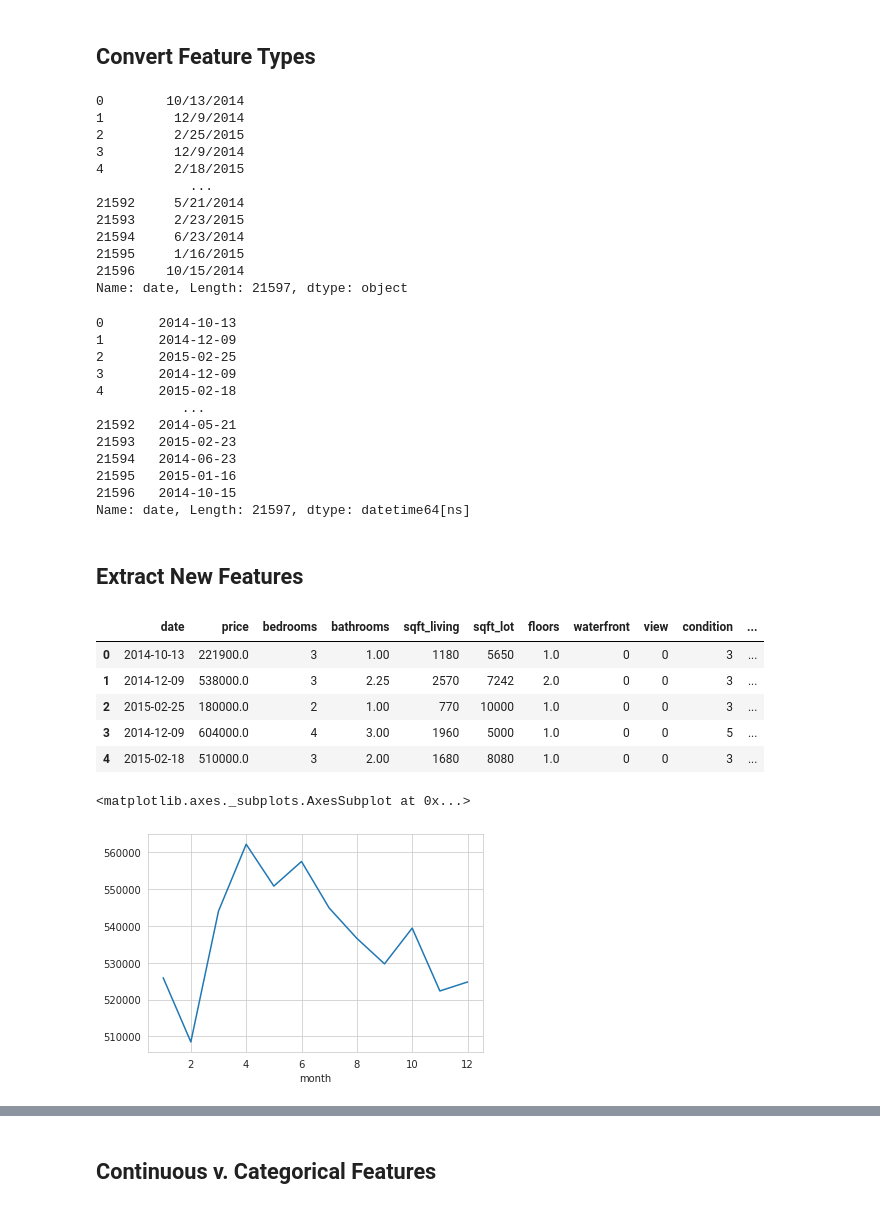
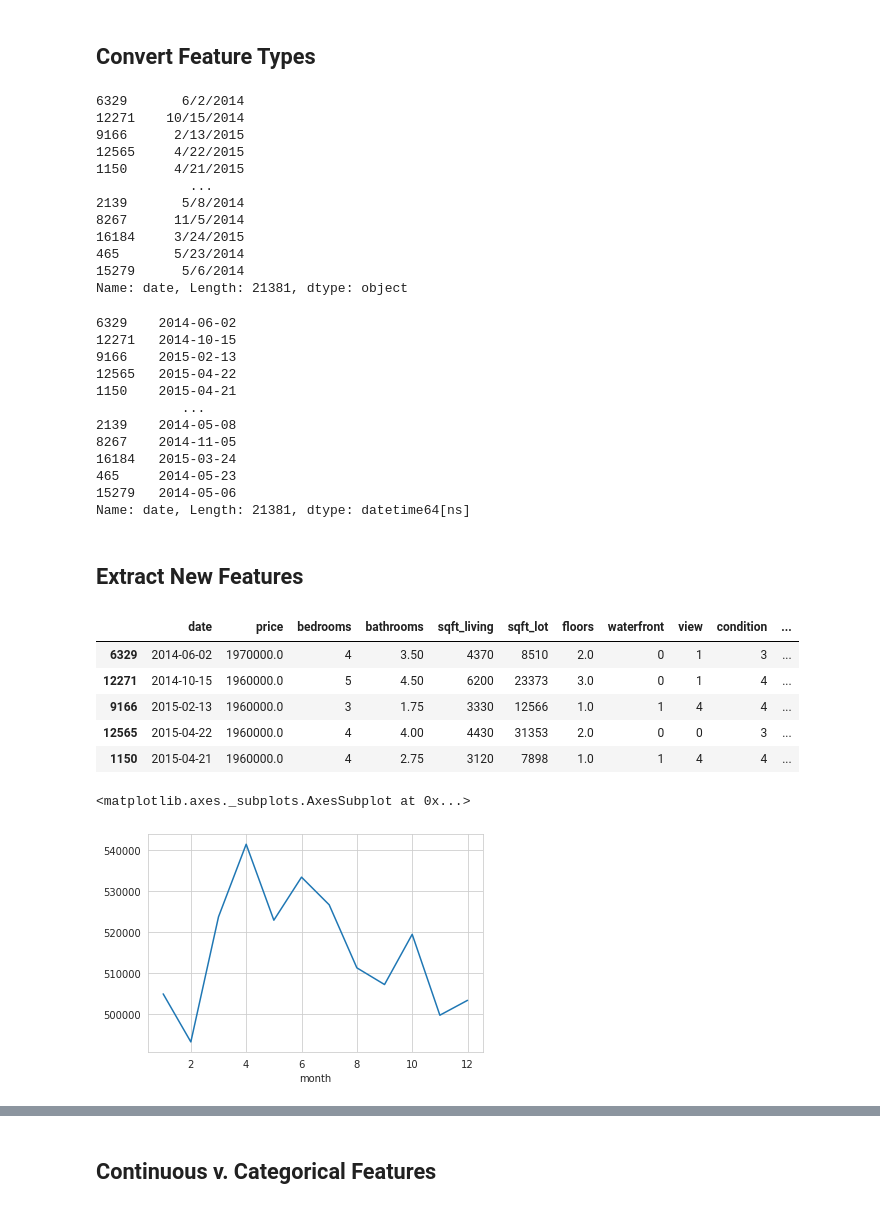
Before and after one commit to morphingdesign/tfExplore, a Jupyter notebook: TF_Process_Regression.ipynb, the cells around one changed output, grey strips where cells are left out. Cells and saved outputs as stored; diff of their text form; code cells hidden in the pictures.

```diff
--- a/TF_Process_Regression.ipynb
+++ b/TF_Process_Regression.ipynb
@@ -157,8 +157,8 @@ len(df) * 0.01
 # %% [output]
 215.97
 # %%
-non_top_1_perc = df.sort_values('price', ascending=False).iloc[216:]
-non_top_1_perc.sort_values('price', ascending=False)
+df_99 = df.sort_values('price', ascending=False).iloc[216:]
+df_99.sort_values('price', ascending=False)
 # %% [output]
 |  | id | date | price | bedrooms | bathrooms | sqft_living | sqft_lot | floors | waterfront | view | ... |
 | 6329 | 824059321 | 6/2/2014 | 1970000.0 | 4 | 3.50 | 4370 | 8510 | 2.0 | 0 | 1 | ... |
@@ -198,56 +198,56 @@ df.head()
 # %% [markdown]
 ## Drop Inapplicable Data
 # %%
-df = df.drop('id', axis=1)
+df_99 = df_99.drop('id', axis=1)
 # %% [markdown]
 ## Convert Feature Types
 # %%
-df['date']
+df_99['date']
 # %% [output]
-0        10/13/2014
-1         12/9/2014
-2         2/25/2015
-3         12/9/2014
-4         2/18/2015
+6329       6/2/2014
+12271    10/15/2014
+9166      2/13/2015
+12565     4/22/2015
+1150      4/21/2015
             ...
-21592     5/21/2014
-21593     2/23/2015
-21594     6/23/2014
-21595     1/16/2015
-21596    10/15/2014
-Name: date, Length: 21597, dtype: object
+2139       5/8/2014
+8267      11/5/2014
+16184     3/24/2015
+465       5/23/2014
+15279      5/6/2014
+Name: date, Length: 21381, dtype: object
 # %%
-df['date'] = pd.to_datetime(df['date'])
-df['date']
+df_99['date'] = pd.to_datetime(df_99['date'])
+df_99['date']
 # %% [output]
-0       2014-10-13
-1       2014-12-09
-2       2015-02-25
-3       2014-12-09
-4       2015-02-18
+6329    2014-06-02
+12271   2014-10-15
+9166    2015-02-13
+12565   2015-04-22
+1150    2015-04-21
            ...
-21592   2014-05-21
-21593   2015-02-23
-21594   2014-06-23
-21595   2015-01-16
-21596   2014-10-15
-Name: date, Length: 21597, dtype: datetime64[ns]
+2139    2014-05-08
+8267    2014-11-05
+16184   2015-03-24
+465     2014-05-23
+15279   2014-05-06
+Name: date, Length: 21381, dtype: datetime64[ns]
 # %% [markdown]
 ## Extract New Features
 # %%
-df['year'] = df['date'].apply(lambda date: date.year)
-df['month'] = df['date'].apply(lambda date: date.month)
-df.head()
+df_99['year'] = df_99['date'].apply(lambda date: date.year)
+df_99['month'] = df_99['date'].apply(lambda date: date.month)
+df_99.head()
 # %% [output]
 |  | date | price | bedrooms | bathrooms | sqft_living | sqft_lot | floors | waterfront | view | condition | ... |
-| 0 | 2014-10-13 | 221900.0 | 3 | 1.00 | 1180 | 5650 | 1.0 | 0 | 0 | 3 | ... |
-| 1 | 2014-12-09 | 538000.0 | 3 | 2.25 | 2570 | 7242 | 2.0 | 0 | 0 | 3 | ... |
-| 2 | 2015-02-25 | 180000.0 | 2 | 1.00 | 770 | 10000 | 1.0 | 0 | 0 | 3 | ... |
-| 3 | 2014-12-09 | 604000.0 | 4 | 3.00 | 1960 | 5000 | 1.0 | 0 | 0 | 5 | ... |
-| 4 | 2015-02-18 | 510000.0 | 3 | 2.00 | 1680 | 8080 | 1.0 | 0 | 0 | 3 | ... |
+| 6329 | 2014-06-02 | 1970000.0 | 4 | 3.50 | 4370 | 8510 | 2.0 | 0 | 1 | 3 | ... |
+| 12271 | 2014-10-15 | 1960000.0 | 5 | 4.50 | 6200 | 23373 | 3.0 | 0 | 1 | 4 | ... |
+| 9166 | 2015-02-13 | 1960000.0 | 3 | 1.75 | 3330 | 12566 | 1.0 | 1 | 4 | 4 | ... |
+| 12565 | 2015-04-22 | 1960000.0 | 4 | 4.00 | 4430 | 31353 | 2.0 | 0 | 0 | 3 | ... |
+| 1150 | 2015-04-21 | 1960000.0 | 4 | 2.75 | 3120 | 7898 | 1.0 | 1 | 4 | 4 | ... |
 # %%
-df.groupby('month').mean()['price'].plot()
+df_99.groupby('month').mean()['price'].plot()
 # %% [output]
 <matplotlib.axes._subplots.AxesSubplot at 0x...>
-[figure, old version]
+[figure, new version]
 # %%
```
Also changed, not shown: parts of 54 cells of this notebook.
